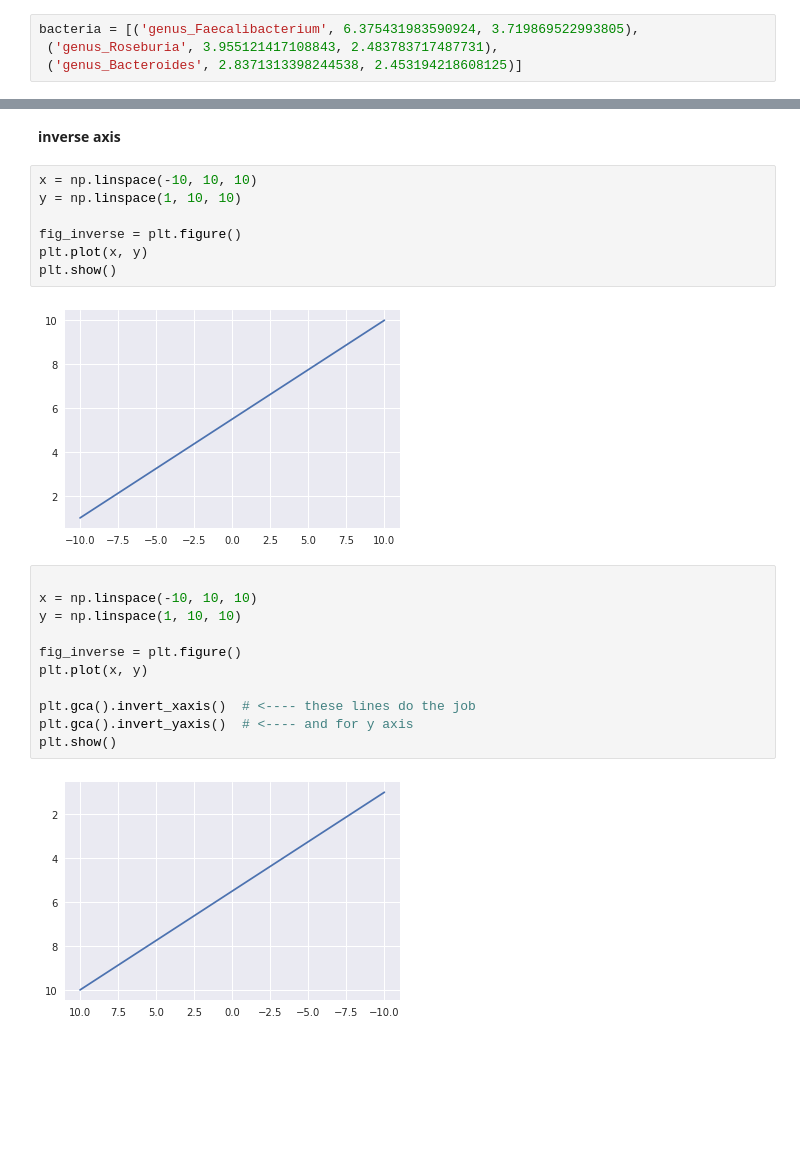
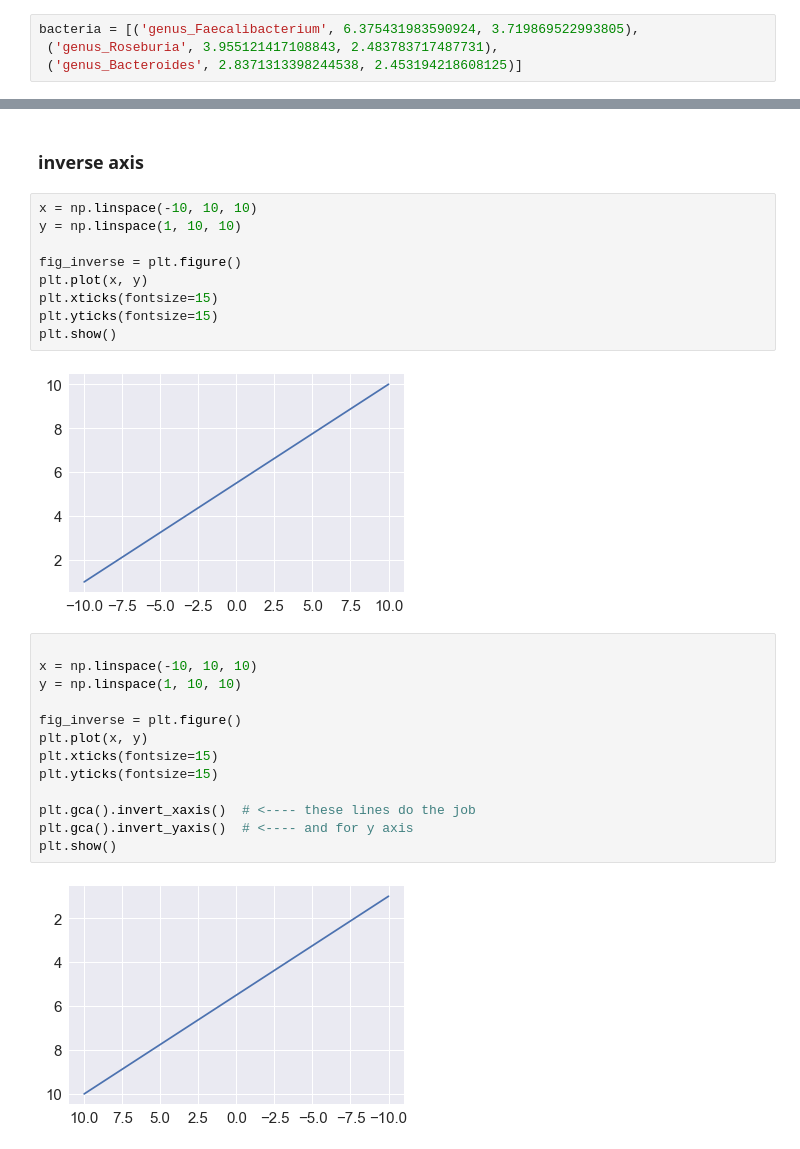
Before and after one commit to babinyurii/cheet_sheets, a Jupyter notebook: matplotlib_cheet_sheet.ipynb, the cells around one changed output, grey strips where cells are left out. Drawn from its saved outputs; the diff is of its cells as text; blank space fills up the shorter version.

```diff
--- a/matplotlib_cheet_sheet.ipynb
+++ b/matplotlib_cheet_sheet.ipynb
@@ -288,16 +304,17 @@ plt.show()
 # %% [markdown]
 
-
-**inverse axis**
+### <a id="12">inverse axis</a>
 # %%
 x = np.linspace(-10, 10, 10)
 y = np.linspace(1, 10, 10)
 
 fig_inverse = plt.figure()
 plt.plot(x, y)
+plt.xticks(fontsize=15)
+plt.yticks(fontsize=15)
 plt.show()
 # %% [output]
-[figure, old version]
+[figure, new version]
 # %%
 
 x = np.linspace(-10, 10, 10)
@@ -305,12 +322,14 @@ y = np.linspace(1, 10, 10)
 
 fig_inverse = plt.figure()
 plt.plot(x, y)
+plt.xticks(fontsize=15)
+plt.yticks(fontsize=15)
 
 plt.gca().invert_xaxis()  # <---- these lines do the job
 plt.gca().invert_yaxis()  # <---- and for y axis
 plt.show()
 # %% [output]
-[figure, old version]
+[figure, new version]
 # %% [markdown]
 
 
```
Also changed, not shown: parts of 38 cells of this notebook.
